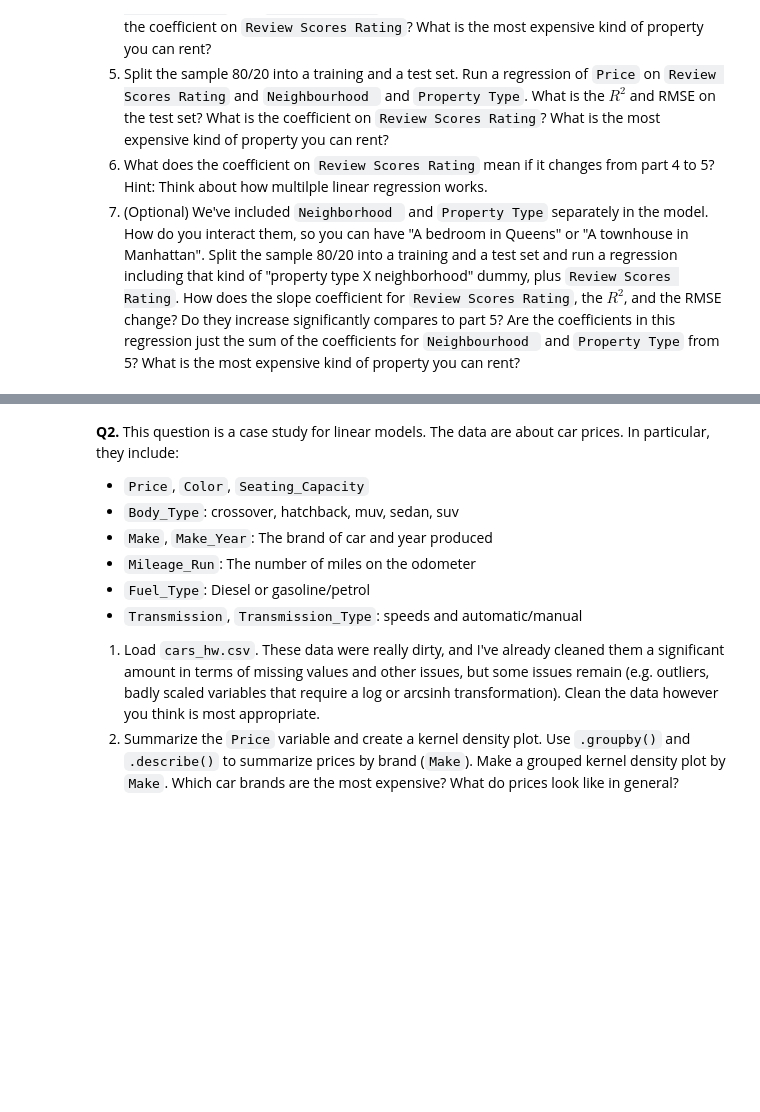
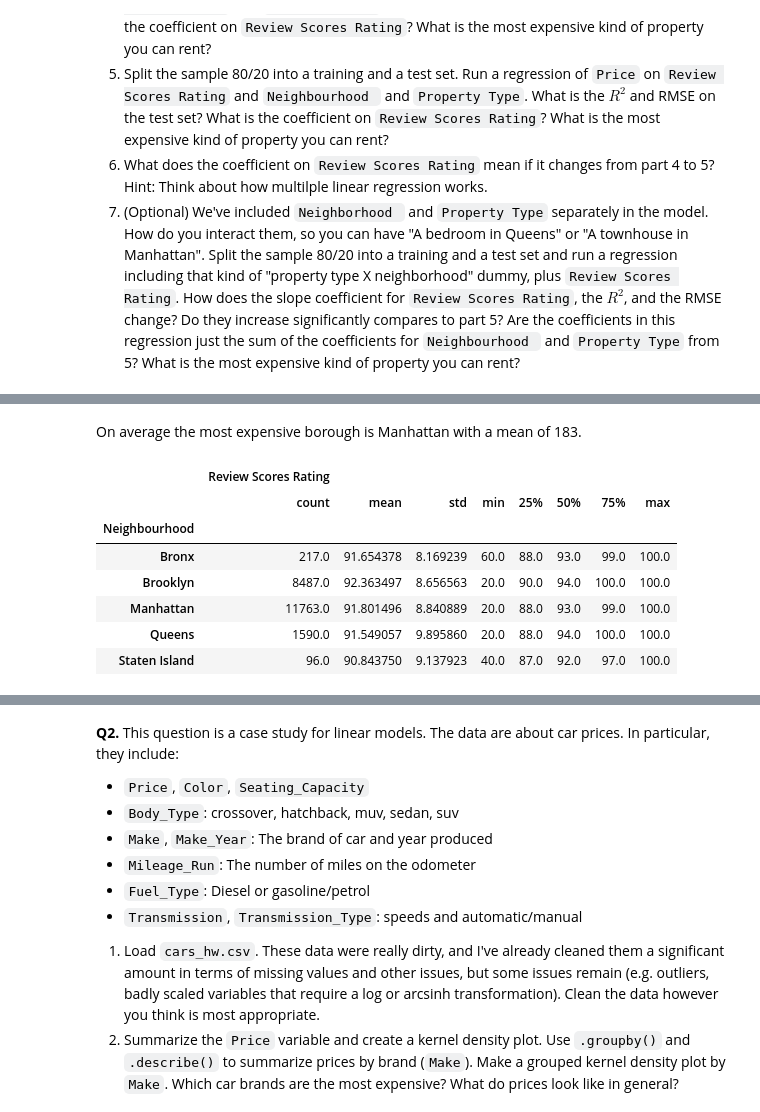
Before and after one commit to vrhughes/linearRegression, a Jupyter notebook: assignment.ipynb, the cells around one changed output, grey strips where cells are left out. Cells and saved outputs as stored; diff of their text form; code cells hidden in the pictures; blank space fills up the shorter version.

```diff
--- a/assignment.ipynb
+++ b/assignment.ipynb
@@ -63,2 +75,14 @@ q1.head()
+# %% [markdown]
+On average the most expensive borough is Manhattan with a mean of 183.
 # %%
-# Question 1
+# Question 1.1
+q1.loc[:, ['Neighbourhood', 'Review Scores Rating']].groupby('Neighbourhood').describe()
+# %% [output]
+|  | Review Scores Rating |  |  |  |  |  |  |  |
+|  | count | mean | std | min | 25% | 50% | 75% | max |
+| Neighbourhood |  |  |  |  |  |  |  |  |
+| Bronx | 217.0 | 91.654378 | 8.169239 | 60.0 | 88.0 | 93.0 | 99.0 | 100.0 |
+| Brooklyn | 8487.0 | 92.363497 | 8.656563 | 20.0 | 90.0 | 94.0 | 100.0 | 100.0 |
+| Manhattan | 11763.0 | 91.801496 | 8.840889 | 20.0 | 88.0 | 93.0 | 99.0 | 100.0 |
+| Queens | 1590.0 | 91.549057 | 9.895860 | 20.0 | 88.0 | 94.0 | 100.0 | 100.0 |
+| Staten Island | 96.0 | 90.843750 | 9.137923 | 40.0 | 87.0 | 92.0 | 97.0 | 100.0 |
```
Also changed, not shown: parts of 10 cells of this notebook.
